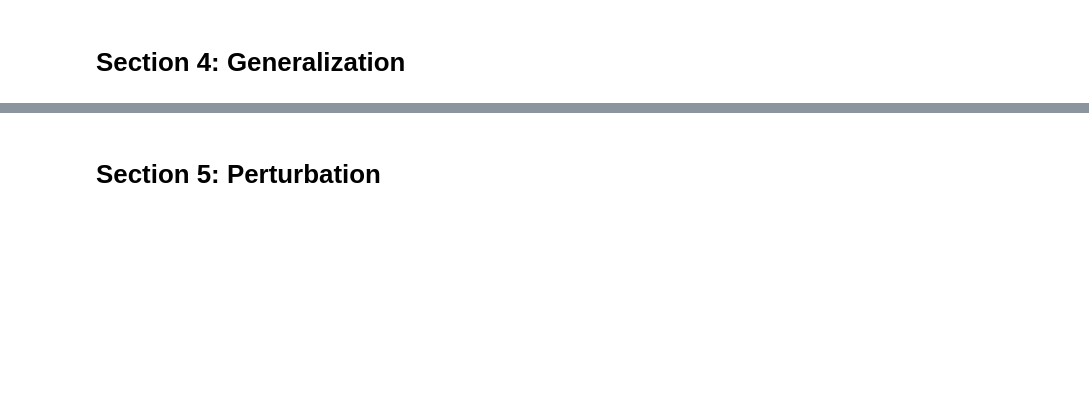
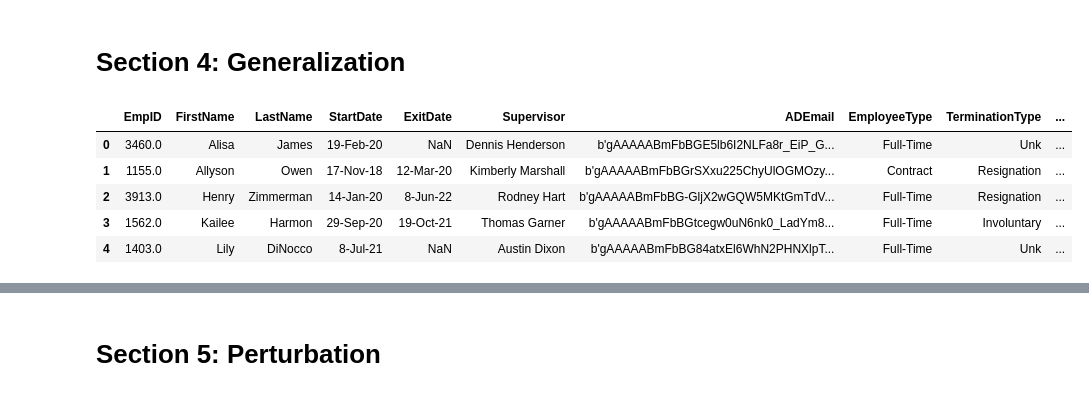
Before and after one commit to LinkedInLearning/protecting-data-for-analysis-and-machine-learning-3372038, a Jupyter notebook: Course-Notebook.ipynb, the cells around one changed output, grey strips where cells are left out. Drawn from its saved outputs; the diff is of its cells as text; code cells hidden in the pictures; blank space fills up the shorter version.

```diff
--- a/Course-Notebook.ipynb
+++ b/Course-Notebook.ipynb
@@ -67,17 +110,33 @@ employees.head()
 # %% [markdown]
 # Section 4: Generalization
 # %%
+# Convert the 'DOB' column to datetime
+employees['DOB'] = pd.to_datetime(employees['DOB'])
+
+# Calculate age from date of birth
+def calculate_age(dob):
+    today = datetime.today()
+    age = today.year - dob.year - ((today.month, today.day) < (dob.month, dob.day))
+    return age
+'''
 # Calculate age from date of birth
 def calculate_age(dob):
     today = datetime.today()
     age = relativedelta(today, dob).years
     return age
-
-# Add an age column to the DataFrame
-employees['Age'] = pd.to_datetime(employees['DOB']).apply(calculate_age)
+'''
+# Calculate age and create a new column 'Age'
+employees['Age'] = employees['DOB'].apply(calculate_age)
 
 # Display the first 5 rows
 employees.head()
+# %% [output]
+|  | EmpID | FirstName | LastName | StartDate | ExitDate | Supervisor | ADEmail | EmployeeType | TerminationType | ... |
+| 0 | 3460.0 | Alisa | James | 19-Feb-20 | NaN | Dennis Henderson | b'gAAAAABmFbBGE5lb6I2NLFa8r_EiP_G... | Full-Time | Unk | ... |
+| 1 | 1155.0 | Allyson | Owen | 17-Nov-18 | 12-Mar-20 | Kimberly Marshall | b'gAAAAABmFbBGrSXxu225ChyUlOGMOzy... | Contract | Resignation | ... |
+| 2 | 3913.0 | Henry | Zimmerman | 14-Jan-20 | 8-Jun-22 | Rodney Hart | b'gAAAAABmFbBG-GljX2wGQW5MKtGmTdV... | Full-Time | Resignation | ... |
+| 3 | 1562.0 | Kailee | Harmon | 29-Sep-20 | 19-Oct-21 | Thomas Garner | b'gAAAAABmFbBGtcegw0uN6nk0_LadYm8... | Full-Time | Involuntary | ... |
+| 4 | 1403.0 | Lily | DiNocco | 8-Jul-21 | NaN | Austin Dixon | b'gAAAAABmFbBG84atxEl6WhN2PHNXlpT... | Full-Time | Unk | ... |
 # %%
 # Define age ranges and alias for generalization
 age_ranges = {
```
Also changed, not shown: parts of 7 cells of this notebook, 1 other file.
